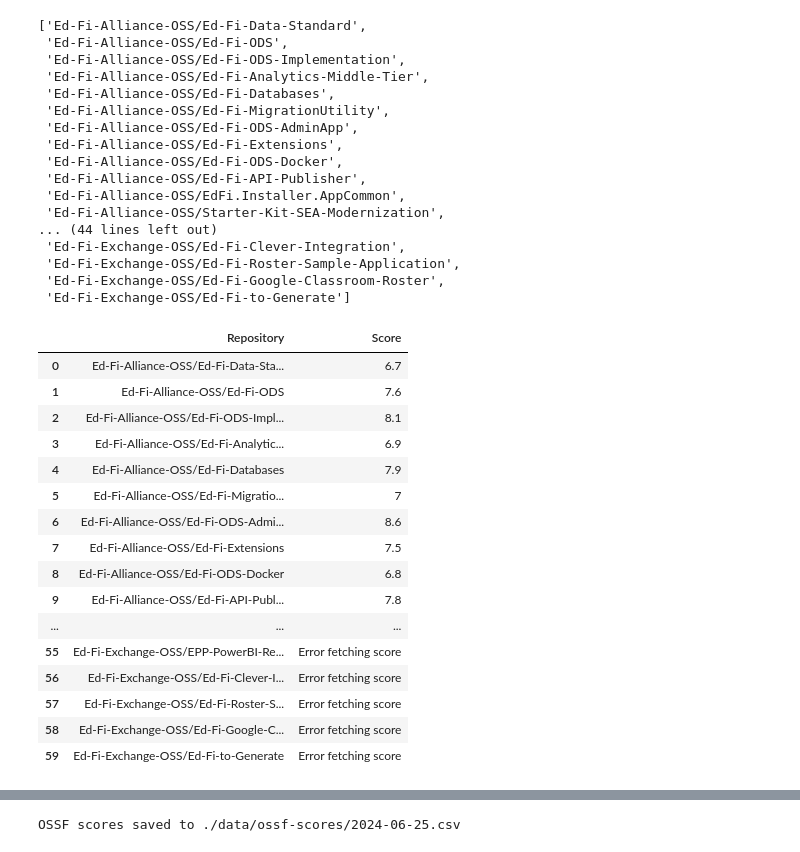
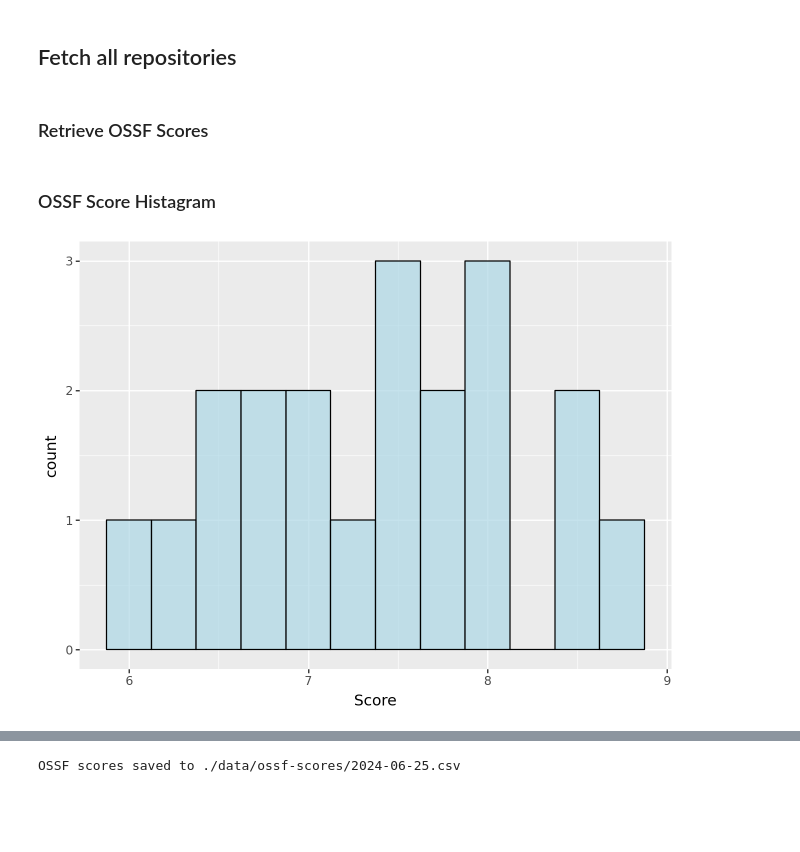
Before and after one commit to Ed-Fi-Alliance-OSS/DevSecOps, a Jupyter notebook: metrics/Score Metric.ipynb, the cells around one changed output, grey strips where cells are left out. Drawn from its saved outputs; the diff is of its cells as text; code cells hidden in the pictures; blank space fills up the shorter version.

Commit message:
add histrogram + filter scores

```diff
--- a/metrics/Score Metric.ipynb
+++ b/metrics/Score Metric.ipynb
@@ -1,3 +3,5 @@
+# %% [markdown]
+## Fetch all repositories
 # %%
 from edfi_tech_metrics.ossf_score import fetch_repositories, report_ossf_scores
 
@@ -9,50 +13,30 @@ ed_fi_exchange_repos = fetch_repositories('Ed-Fi-Exchange-OSS')
 repositories = ed_fi_alliance_repos + ed_fi_exchange_repos
 
 # Display the repositories
-repositories
+# repositories
-# %% [output]
-['Ed-Fi-Alliance-OSS/Ed-Fi-Data-Standard',
- 'Ed-Fi-Alliance-OSS/Ed-Fi-ODS',
- 'Ed-Fi-Alliance-OSS/Ed-Fi-ODS-Implementation',
- 'Ed-Fi-Alliance-OSS/Ed-Fi-Analytics-Middle-Tier',
- 'Ed-Fi-Alliance-OSS/Ed-Fi-Databases',
- 'Ed-Fi-Alliance-OSS/Ed-Fi-MigrationUtility',
- 'Ed-Fi-Alliance-OSS/Ed-Fi-ODS-AdminApp',
- 'Ed-Fi-Alliance-OSS/Ed-Fi-Extensions',
- 'Ed-Fi-Alliance-OSS/Ed-Fi-ODS-Docker',
- 'Ed-Fi-Alliance-OSS/Ed-Fi-API-Publisher',
- 'Ed-Fi-Alliance-OSS/EdFi.Installer.AppCommon',
- 'Ed-Fi-Alliance-OSS/Starter-Kit-SEA-Modernization',
-... (44 lines left out)
- 'Ed-Fi-Exchange-OSS/Ed-Fi-Clever-Integration',
- 'Ed-Fi-Exchange-OSS/Ed-Fi-Roster-Sample-Application',
- 'Ed-Fi-Exchange-OSS/Ed-Fi-Google-Classroom-Roster',
- 'Ed-Fi-Exchange-OSS/Ed-Fi-to-Generate']
+# %% [markdown]
+### Retrieve OSSF Scores
 # %%
+import math
 import pandas as pd
 
 # Get and print the OSSF scores
 ossf_scores = report_ossf_scores(repositories)
-
 ossf_scores_df = pd.DataFrame(list(ossf_scores.items()), columns=['Repository', 'Score'])
 
-# Display the scores
-ossf_scores_df
+# Filter out the repositories where math.isnan is false
+valid_ossf_scores_df = ossf_scores_df[ossf_scores_df['Score'].apply(lambda x: not math.isnan(x))]
+
+# Filter out the repositories where math.isnan is true
+invalid_ossf_scores_df = ossf_scores_df[ossf_scores_df['Score'].apply(lambda x: math.isnan(x))]
-# %% [output]
-|  | Repository | Score |
-| 0 | Ed-Fi-Alliance-OSS/Ed-Fi-Data-Sta... | 6.7 |
-| 1 | Ed-Fi-Alliance-OSS/Ed-Fi-ODS | 7.6 |
-| 2 | Ed-Fi-Alliance-OSS/Ed-Fi-ODS-Impl... | 8.1 |
-| 3 | Ed-Fi-Alliance-OSS/Ed-Fi-Analytic... | 6.9 |
-| 4 | Ed-Fi-Alliance-OSS/Ed-Fi-Databases | 7.9 |
-| 5 | Ed-Fi-Alliance-OSS/Ed-Fi-Migratio... | 7 |
-| 6 | Ed-Fi-Alliance-OSS/Ed-Fi-ODS-Admi... | 8.6 |
-| 7 | Ed-Fi-Alliance-OSS/Ed-Fi-Extensions | 7.5 |
-| 8 | Ed-Fi-Alliance-OSS/Ed-Fi-ODS-Docker | 6.8 |
-| 9 | Ed-Fi-Alliance-OSS/Ed-Fi-API-Publ... | 7.8 |
-| ... | ... | ... |
-| 55 | Ed-Fi-Exchange-OSS/EPP-PowerBI-Re... | Error fetching score |
-| 56 | Ed-Fi-Exchange-OSS/Ed-Fi-Clever-I... | Error fetching score |
-| 57 | Ed-Fi-Exchange-OSS/Ed-Fi-Roster-S... | Error fetching score |
-| 58 | Ed-Fi-Exchange-OSS/Ed-Fi-Google-C... | Error fetching score |
-| 59 | Ed-Fi-Exchange-OSS/Ed-Fi-to-Generate | Error fetching score |
+# %% [markdown]
+### OSSF Score Histagram
+# %%
+from plotnine import ggplot, aes, geom_histogram
+
+# Plot the OSSF scores
+plot = ggplot(valid_ossf_scores_df, aes(x='Score')) + geom_histogram(bins=10,binwidth=0.25, fill='lightblue', color='black', alpha=0.7)
+
+plot
+# %% [output]
+[figure, added]
```
Also changed, not shown: parts of 7 cells of this notebook, 2 other files.
